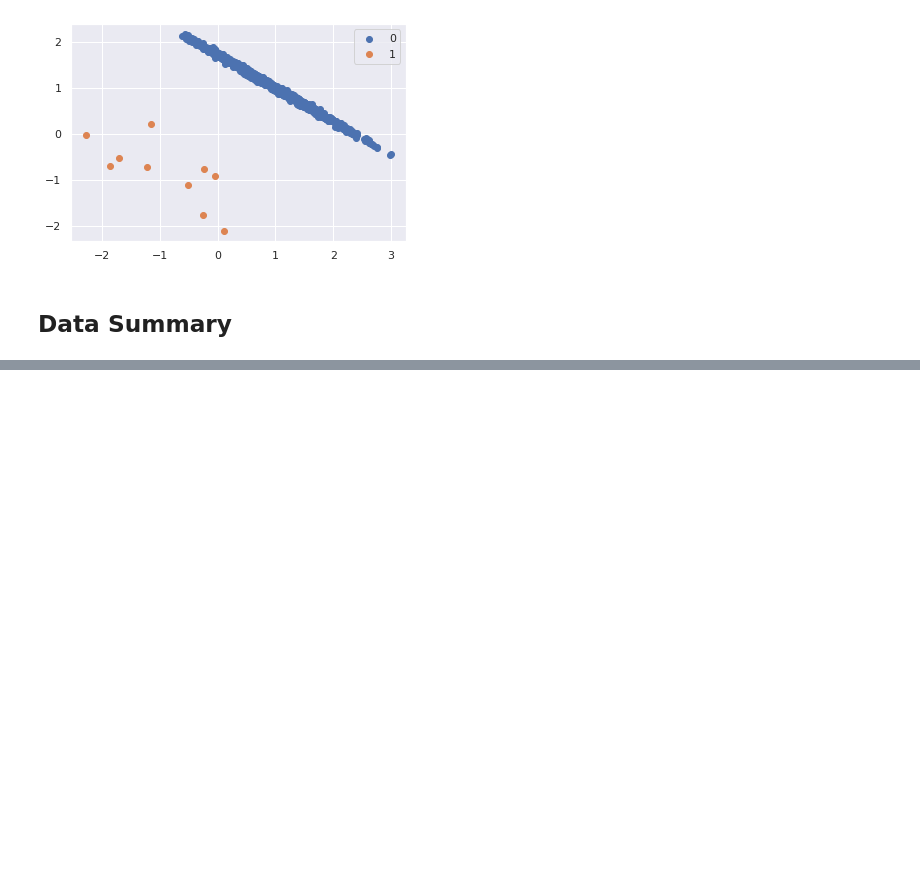
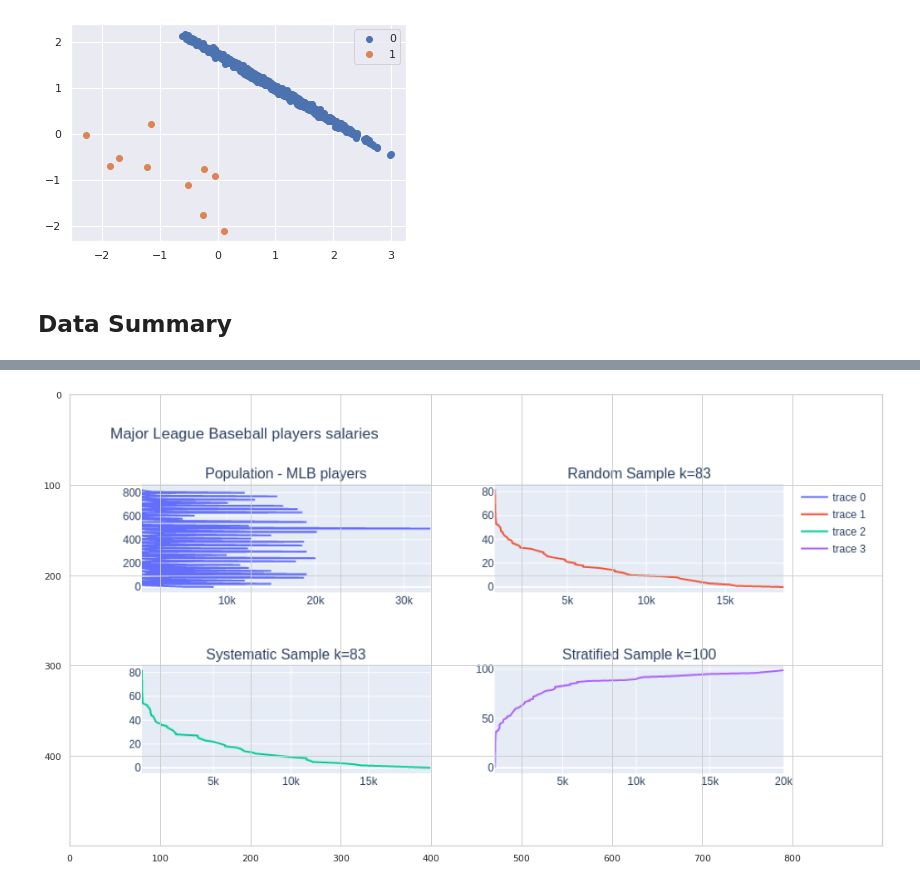
Before and after one commit to jesussantana/Sampling, a Jupyter notebook: notebooks/Sprint_6_Sampling.ipynb, the cells around one changed output, grey strips where cells are left out. Saved outputs shown, nothing was run; the diff lists cells and outputs as text; code cells hidden in the pictures; blank space fills up the shorter version.

Commit message:
Update Image Plotly

```diff
--- a/notebooks/Sprint_6_Sampling.ipynb
+++ b/notebooks/Sprint_6_Sampling.ipynb
@@ -443,3 +445,10 @@ fig.update_layout(height=500, width=900,
                   title_text="Major League Baseball players salaries")
 
 fig.show()
+# %%
+image = Image.open('../reports/figures/Major_League_Baseball_players_salaries.png')
+plt.rcParams["figure.figsize"] = (20,10)
+plt.imshow(image)
+plt.show()
+# %% [output]
+[figure, added]
```
Also changed, not shown: parts of 13 cells of this notebook, 2 other files.
